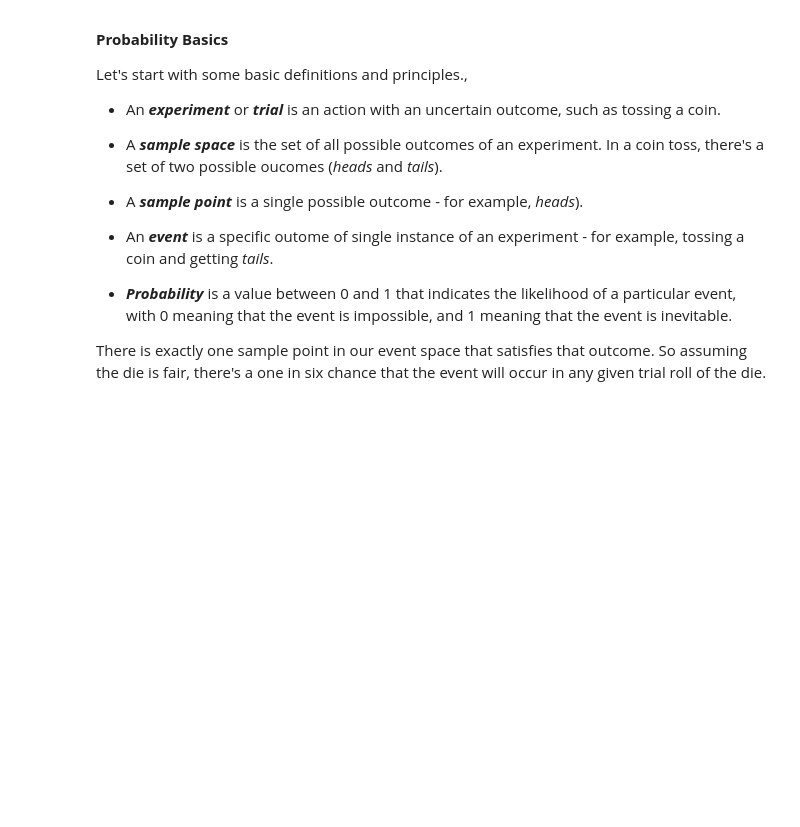
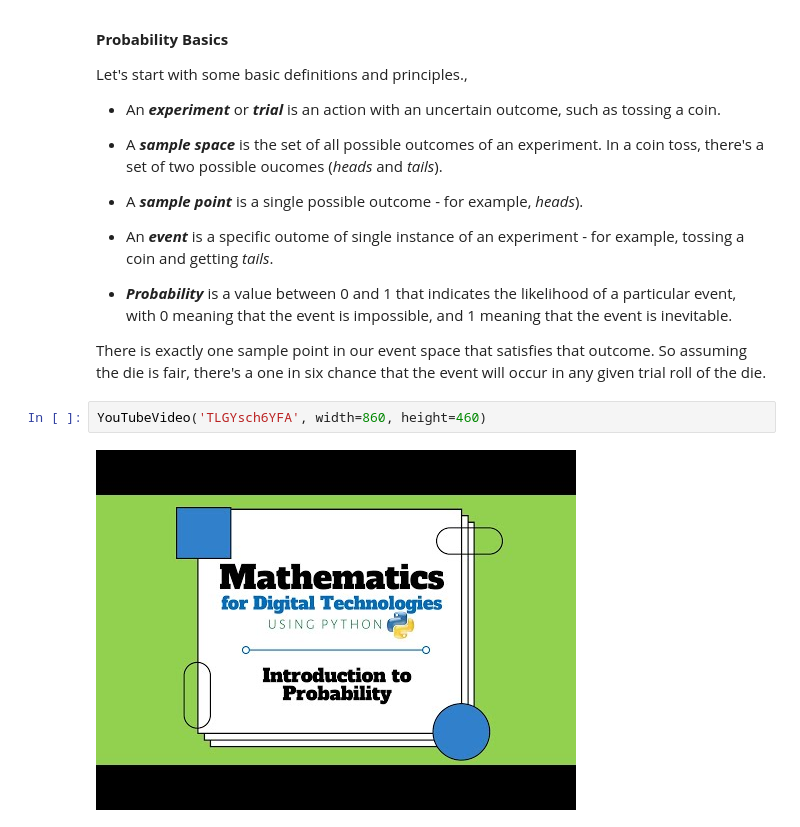
Before and after one commit to yogeshmpandey/M4DT, a Jupyter notebook: Statistics_and_Probability/Statistics_and_Probability.ipynb, the cells around one changed output. Drawn from its saved outputs; the diff is of its cells as text; blank space fills up the shorter version.

```diff
--- a/Statistics_and_Probability/Statistics_and_Probability.ipynb
+++ b/Statistics_and_Probability/Statistics_and_Probability.ipynb
@@ -123,6 +131,10 @@ Let's start with some basic definitions and principles.,
 - ***Probability*** is a value between 0 and 1 that indicates the likelihood of a particular event, with 0 meaning that the event is impossible, and 1 meaning that the event is inevitable.
 
 There is exactly one sample point in our event space that satisfies that outcome. So assuming the die is fair, there's a one in six chance that the event will occur in any given trial roll of the die.
+# %%
+YouTubeVideo('TLGYsch6YFA', width=860, height=460)
+# %% [output]
+[figure, added]
 # %%
 import random
 from matplotlib import pyplot as plt
```
Also changed, not shown: parts of 4 cells of this notebook, 5 other files.
